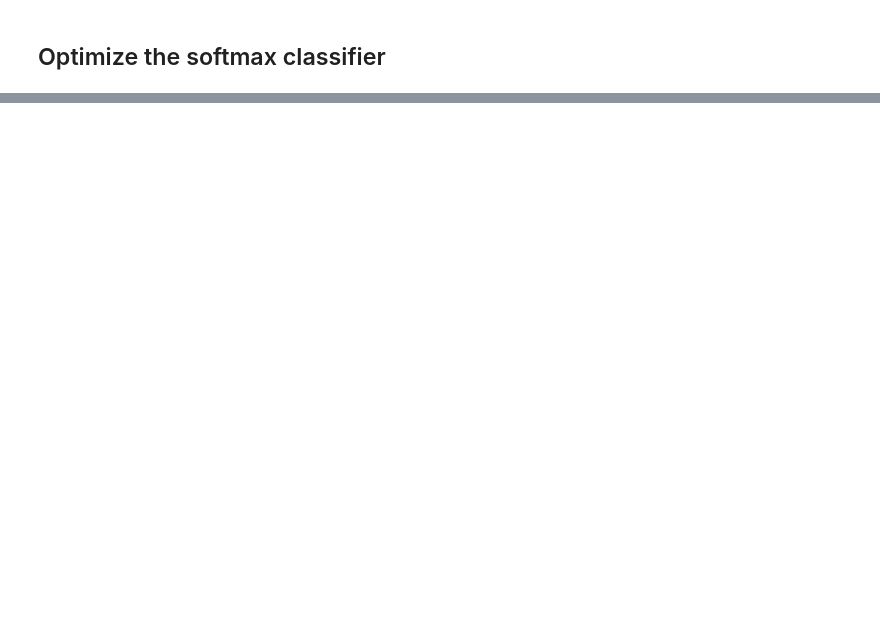
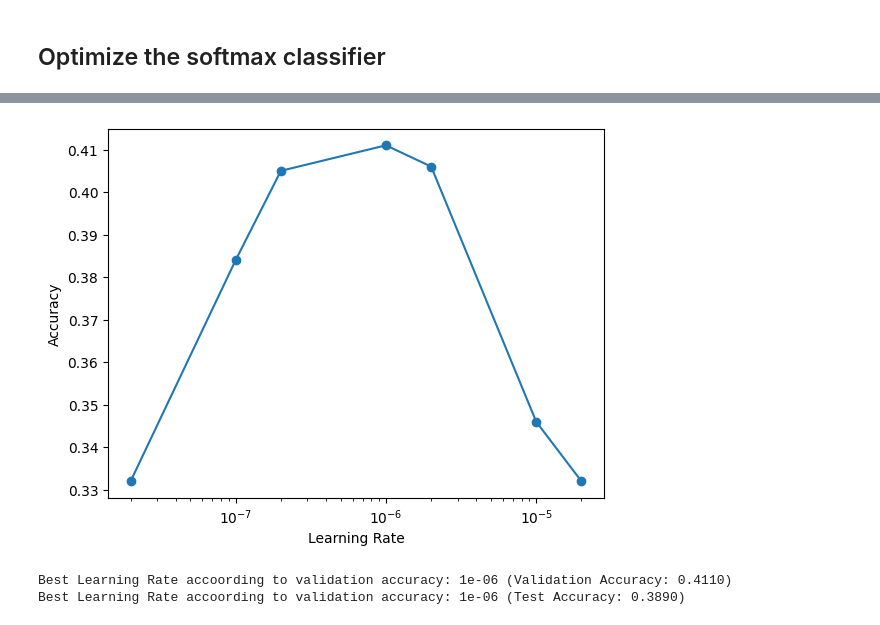
Before and after one commit to EdwinKam/ucla-ece247, a Jupyter notebook: hw2/softmax_nosol.ipynb, the cells around one changed output, grey strips where cells are left out. Cells and saved outputs as stored; diff of their text form; code cells hidden in the pictures; blank space fills up the shorter version.

```diff
--- a/hw2/softmax_nosol.ipynb
+++ b/hw2/softmax_nosol.ipynb
@@ -23,7 +26,7 @@ def get_CIFAR10_data(num_training=49000, num_validation=1000, num_test=1000, num
     SVM, but condensed to a single function.
     """
     # Load the raw CIFAR-10 data
-    cifar10_dir = '/your/path/to/cifar-10-batches-py' # You need to update this line
+    cifar10_dir = '../cifar-10-batches-py' # You need to update this line
     X_train, y_train, X_test, y_test = load_CIFAR10(cifar10_dir)
 
     # subsample the data
@@ -191,7 +244,29 @@ np.finfo(float).eps
 #     - Select the model that achieved the best validation accuracy and report
 #       its accuracy on the test set.
 # ================================================================ #
-
+tic = time.time()
+learning_rates = [2e-5, 1e-5, 2e-6, 1e-6, 2e-7, 1e-7, 2e-8]
+learning_rates_loss = {}
+learning_rate_val_accuracy = {}
+learning_rate_test_accuracy = {}
+for learning_rate in learning_rates:
+    learning_rates_loss[learning_rate] = softmax.train(X_train, y_train, learning_rate=learning_rate,
+                      num_iters=1500)[-1] # only need the last batch loss
+    y_val_pred = softmax.predict(X_val)
+    learning_rate_val_accuracy[learning_rate] = np.mean(np.equal(y_val,y_val_pred))
+    y_test_pred = softmax.predict(X_test)
+    learning_rate_test_accuracy[learning_rate] = np.mean(np.equal(y_test, y_test_pred))
+print("Learning rate validation loss:", learning_rates_loss)
+print("Learning rate validation accuracy:", learning_rate_val_accuracy)
+plt.plot(list(learning_rate_val_accuracy.keys()), list(learning_rate_val_accuracy.values()), marker='o')
+plt.xscale('log')
+plt.xlabel('Learning Rate')
+plt.ylabel('Accuracy')
+plt.show()
+best_lr = max(learning_rate_val_accuracy, key=learning_rate_val_accuracy.get)
+print(f"Best Learning Rate accoording to validation accuracy: {best_lr} (Validation Accuracy: {learning_rate_val_accuracy[best_lr]:.4f})")
+print(f"Best Learning Rate accoording to validation accuracy: {best_lr} (Test Accuracy: {learning_rate_test_accuracy[best_lr]:.4f})")
 # ================================================================ #
 # END YOUR CODE HERE
 # ================================================================ #
+# %% [output]
@@ -197,0 +275,3 @@ np.finfo(float).eps
+[figure, added]
+Best Learning Rate accoording to validation accuracy: 1e-06 (Validation Accuracy: 0.4110)
+Best Learning Rate accoording to validation accuracy: 1e-06 (Test Accuracy: 0.3890)
```
Also changed, not shown: parts of 11 cells of this notebook, 3 other files.
